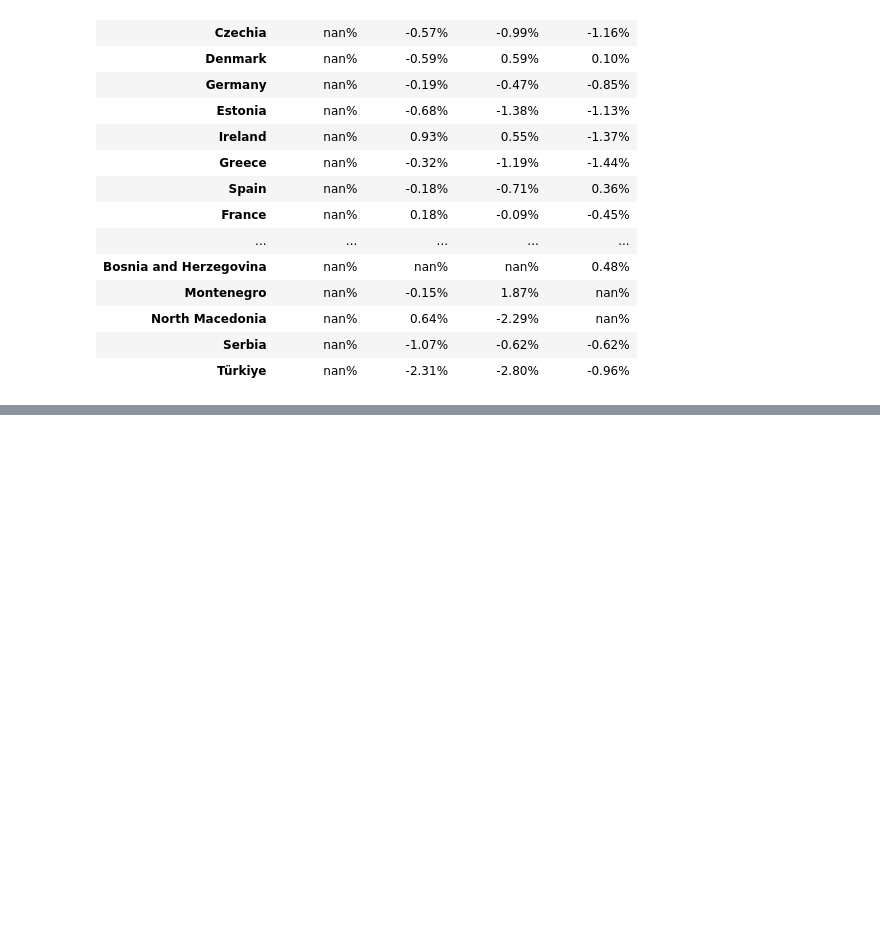
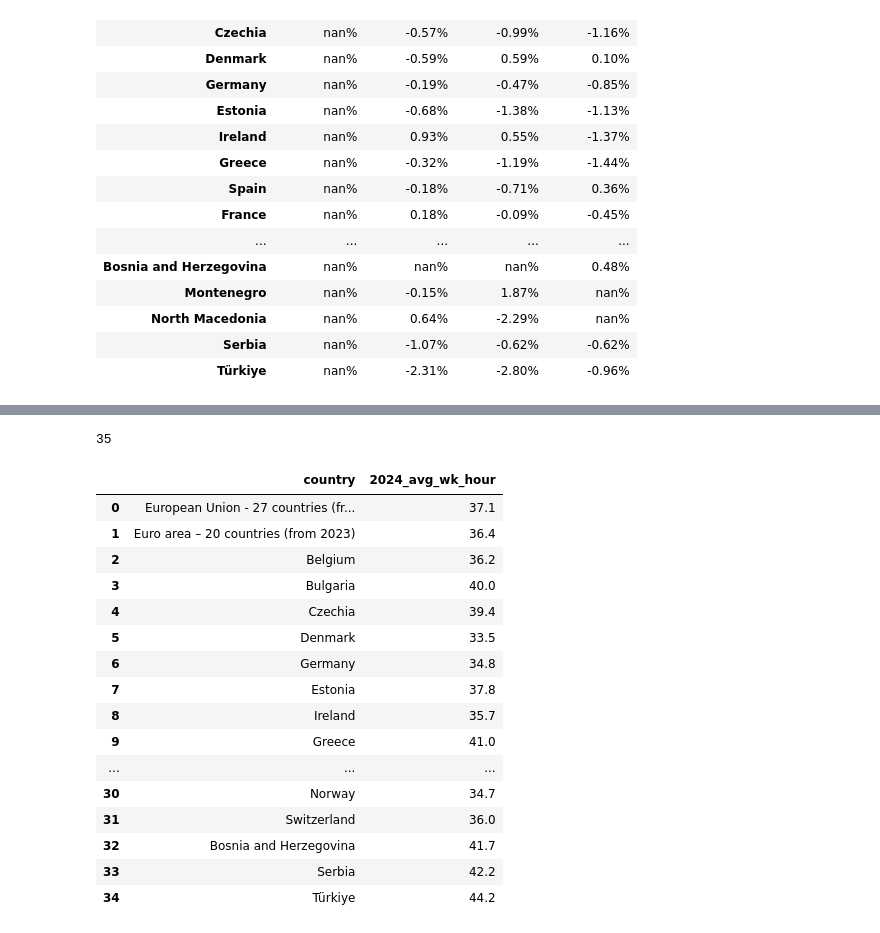
Before and after one commit to tdoan123/data-learning-journey, a Jupyter notebook: Python/Bamboo Weekly/bw_127.ipynb, the cells around one changed output, grey strips where cells are left out. Saved outputs shown, nothing was run; the diff lists cells and outputs as text; code cells hidden in the pictures; blank space fills up the shorter version.

```diff
--- a/Python/Bamboo Weekly/bw_127.ipynb
+++ b/Python/Bamboo Weekly/bw_127.ipynb
@@ -260,0 +294,8 @@ Name: 2024, dtype: float64
+# %%
+country_notna = country[country.notna()]
+# %%
+country_notna.columns = ['country_name','avg_wk_hour']
+# %%
+print(country_notna.shape[0])
+# %% [output]
+35
@@ -260,0 +304,24 @@ Name: 2024, dtype: float64
+# %%
+country3 = country_notna.reset_index()
+# %%
+country3.columns = ['country', '2024_avg_wk_hour']
+# %%
+country3
+# %% [output]
+|  | country | 2024_avg_wk_hour |
+| 0 | European Union - 27 countries (fr... | 37.1 |
+| 1 | Euro area – 20 countries (from 2023) | 36.4 |
+| 2 | Belgium | 36.2 |
+| 3 | Bulgaria | 40.0 |
+| 4 | Czechia | 39.4 |
+| 5 | Denmark | 33.5 |
+| 6 | Germany | 34.8 |
+| 7 | Estonia | 37.8 |
+| 8 | Ireland | 35.7 |
+| 9 | Greece | 41.0 |
+| ... | ... | ... |
+| 30 | Norway | 34.7 |
+| 31 | Switzerland | 36.0 |
+| 32 | Bosnia and Herzegovina | 41.7 |
+| 33 | Serbia | 42.2 |
+| 34 | Türkiye | 44.2 |
```
Also changed, not shown: parts of 18 cells of this notebook.
